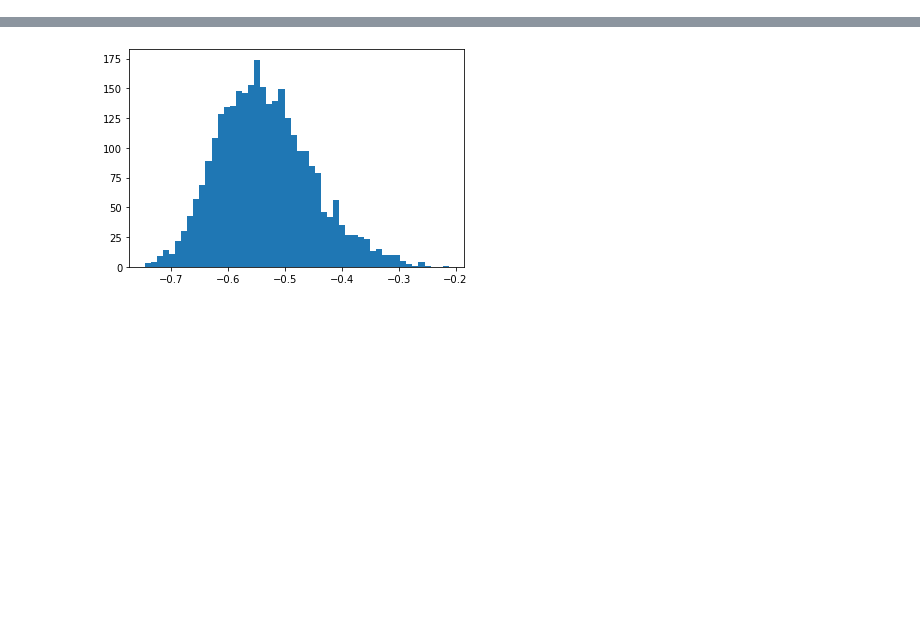
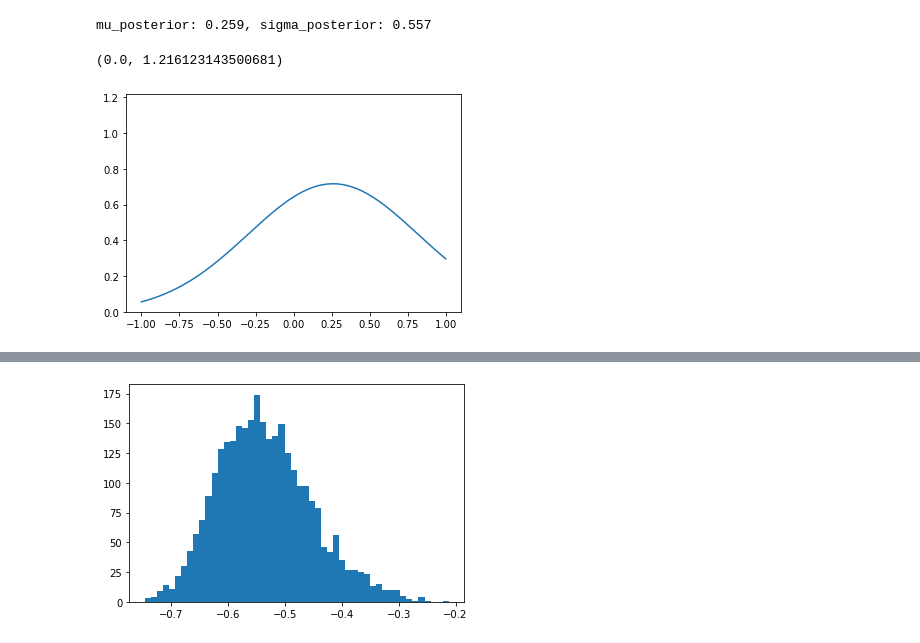
Before and after one commit to tripdancer0916/probabilistic-inference-rnn, a Jupyter notebook: jupyter/check_results.ipynb, the cells around one changed output, grey strips where cells are left out. Drawn from its saved outputs; the diff is of its cells as text; code cells hidden in the pictures; blank space fills up the shorter version.

```diff
--- a/jupyter/check_results.ipynb
+++ b/jupyter/check_results.ipynb
@@ -155,0 +165,26 @@ mu_posterior: 0.023, sigma_posterior: 0.192
+# %%
+signal_mu = 0
+signal_sigma = 1.5
+mu_prior = cfg['MODEL']['MU_PRIOR']
+sigma_prior = cfg['MODEL']['SIGMA_PRIOR']
+
+mu_posterior = ((signal_sigma ** 2) * mu_prior +
+                        (sigma_prior ** 2) * signal_mu) / (sigma_prior ** 2 + signal_sigma ** 2)
+sigma_posterior = np.sqrt((signal_sigma ** 2)*(sigma_prior ** 2) / (sigma_prior ** 2 + signal_sigma ** 2) )
+print(f'mu_posterior: {mu_posterior:.3f}, sigma_posterior: {sigma_posterior:.3f}')
+
+def gauss(x, mu = 0, sigma = 1):
+    return  np.exp(-((x - mu)**2) / (2*(sigma**2))) / (sigma*np.sqrt(2*np.pi))
+
+x = np.arange(-1, 1, 0.001)
+
+# グラフに描く関数
+f1 = gauss(x, mu=mu_posterior, sigma=sigma_posterior)
+# f1 = gauss(x, mu=mu_posterior, sigma=0.035)
+
+plt.plot(x, f1)
+plt.ylim([0, np.max(f1)+0.5])
+# %% [output]
+mu_posterior: 0.259, sigma_posterior: 0.557
+(0.0, 1.216123143500681)
+[figure, added]
```
Also changed, not shown: parts of 13 cells of this notebook, 2 other files.
